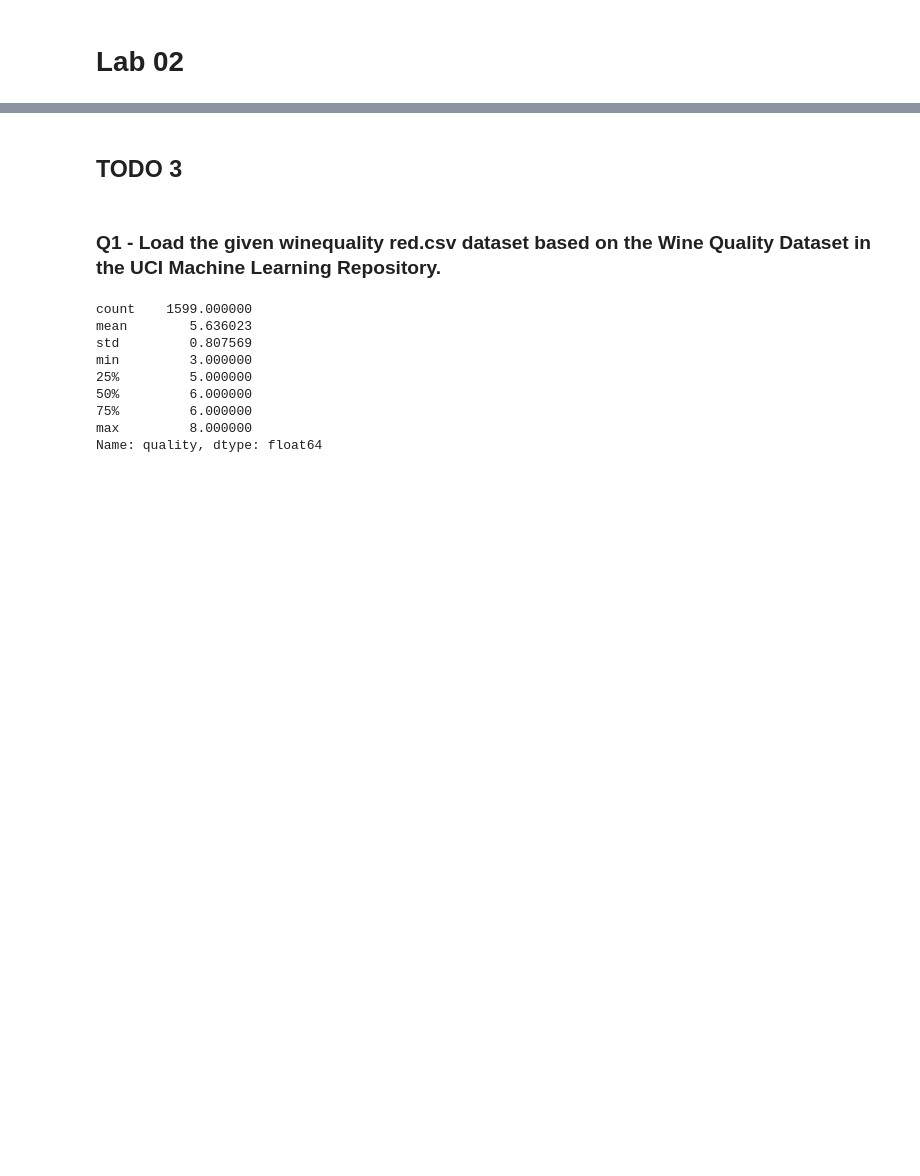
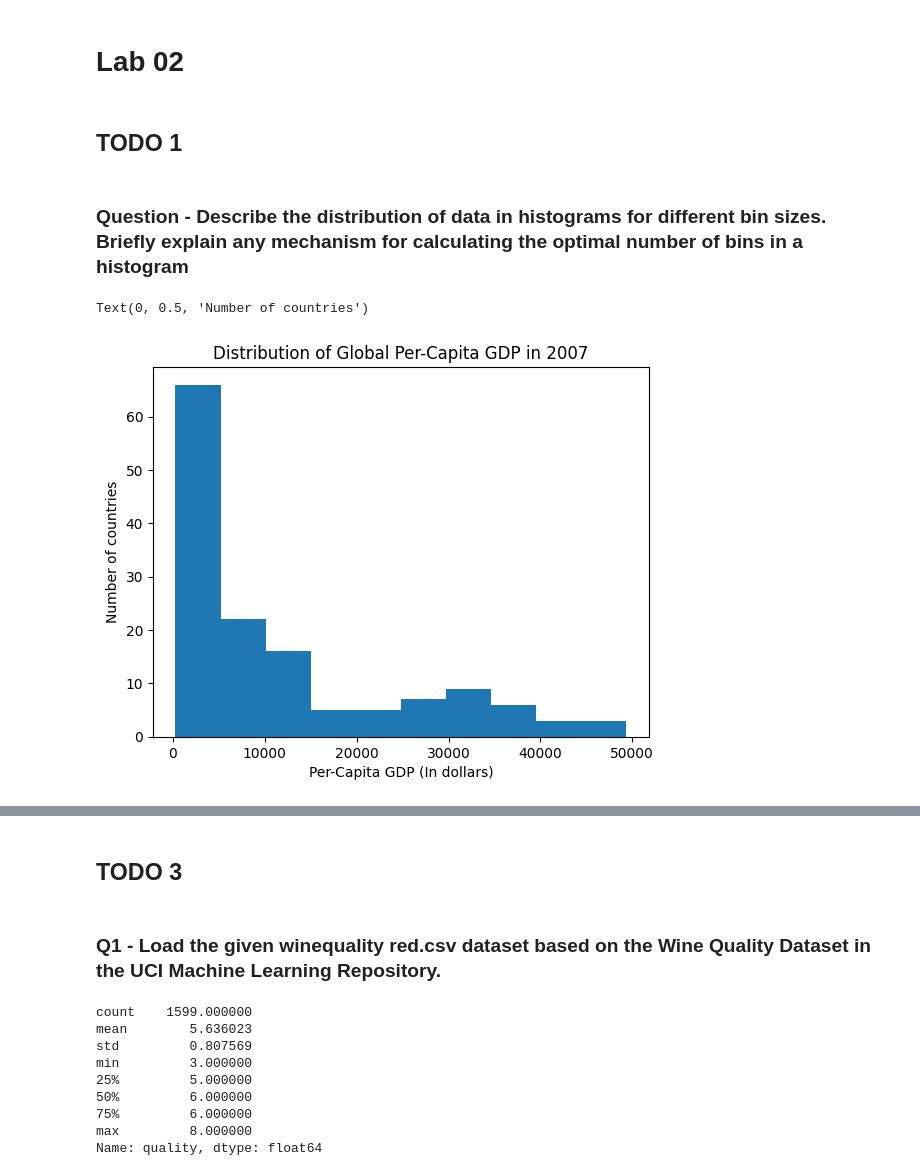
Before and after one commit to denuwan55/CO544-Lab02-EDA-Wine-Quality-Dataset, a Jupyter notebook: e18382lab02.ipynb, the cells around one changed output, grey strips where cells are left out. Cells and saved outputs as stored; diff of their text form; code cells hidden in the pictures; blank space fills up the shorter version.

```diff
--- a/e18382lab02.ipynb
+++ b/e18382lab02.ipynb
@@ -2,0 +8,16 @@
+# %% [markdown]
+## TODO 1
+# %% [markdown]
+### Question - Describe the distribution of data in histograms for different bin sizes. Briefly explain any mechanism for calculating the optimal number of bins in a histogram
+# %%
+gapminder_df = pd.read_csv('gapminder.tsv', sep='\t') #Read the dataset
+recent_year = gapminder_df['year'].max() #Get the most recent year
+recent_year_df = gapminder_df[gapminder_df['year'] == recent_year] #Filter the dataframe based on the most recent year
+# %%
+plt.hist(recent_year_df['gdpPercap']) #Plot the histogram
+plt.title('Distribution of Global Per-Capita GDP in 2007') #Add a title to the plot
+plt.xlabel('Per-Capita GDP (In dollars)') #Add labels to the axes
+plt.ylabel('Number of countries') #Add labels to the axes
+# %% [output]
+Text(0, 0.5, 'Number of countries')
+[figure, added]
```
Also changed, not shown: parts of 8 cells of this notebook, 1 other file.
